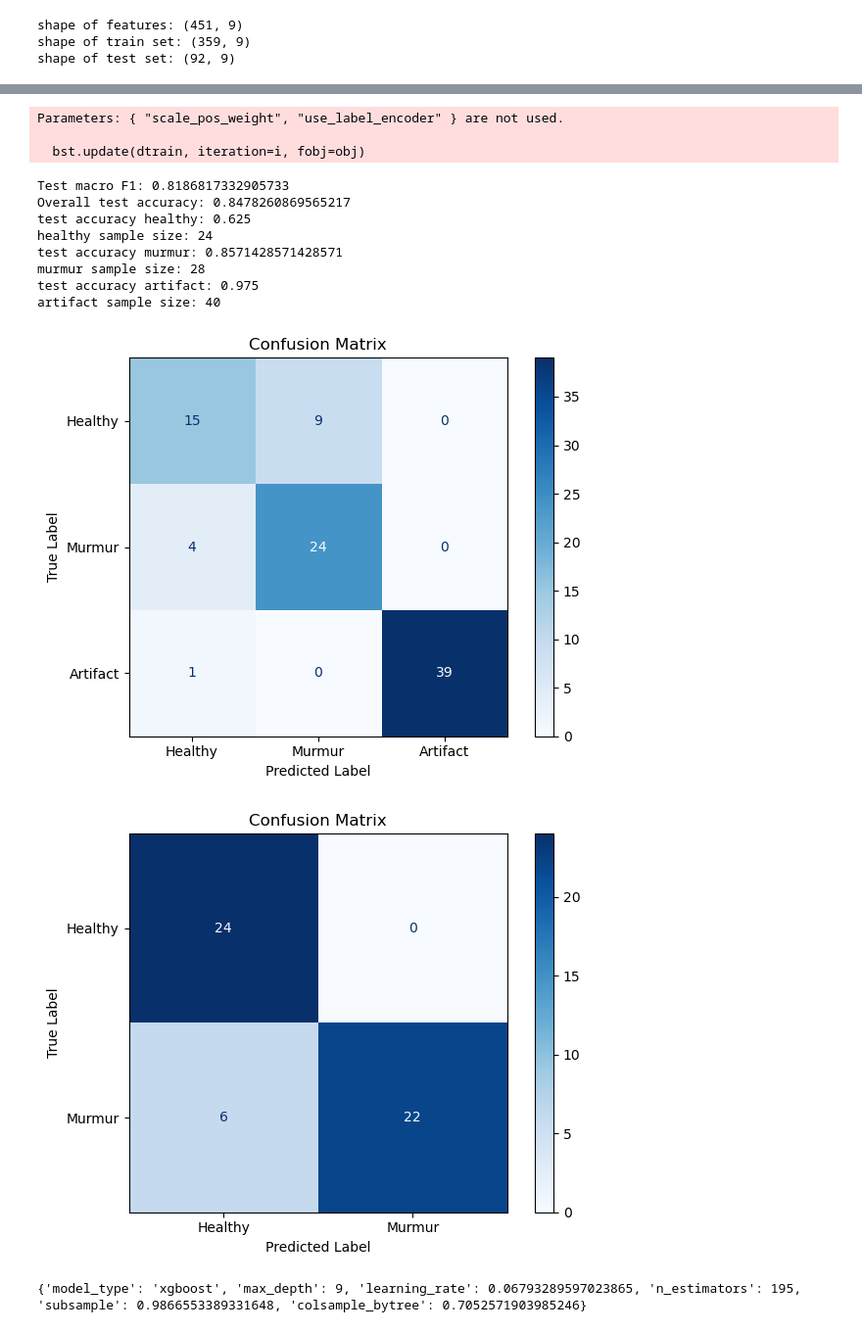
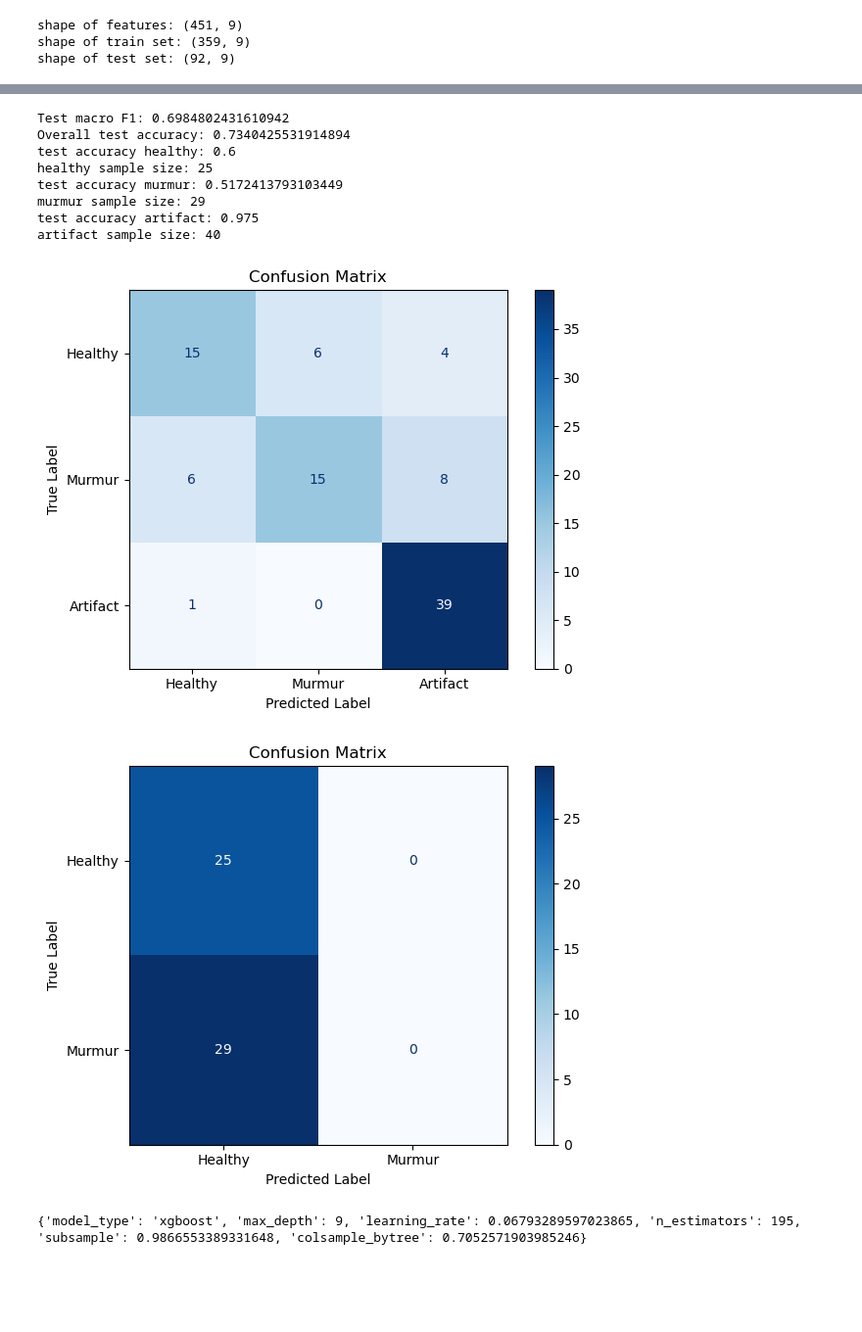
Before and after one commit to dl5415/Heart-sound-classifier, a Jupyter notebook: Healthy_vs_murmur.ipynb, the cells around one changed output, grey strips where cells are left out. Shown at 98% size. Drawn from its saved outputs; the diff is of its cells as text; code cells hidden in the pictures; blank space fills up the shorter version.

```diff
--- a/Healthy_vs_murmur.ipynb
+++ b/Healthy_vs_murmur.ipynb
@@ -245,5 +238,7 @@ features = np.stack(features)
 # %%
 import random
+from sklearn.model_selection import StratifiedShuffleSplit
+
 #sanity checking
 print('shape of features:', features.shape)
 
@@ -251,7 +246,6 @@ print('shape of features:', features.shape)
 file_level_splitting = True
 
 if file_level_splitting == False:
-    #Dataset splitting
     from sklearn.model_selection import StratifiedShuffleSplit
     sss = StratifiedShuffleSplit(n_splits=1, test_size=0.2, random_state=100)
     for train_idx, test_idx in sss.split(features, Labels):
@@ -265,7 +259,7 @@ if file_level_splitting == False:
 else:
 
     unique_files, file_indices = np.unique(File_ID, return_index=True)
-    file_labels = Labels[file_indices]  # Label of the first segment from each file
+    file_labels = Labels[file_indices]
 
     sss = StratifiedShuffleSplit(n_splits=1, test_size=0.2, random_state=100)
     for train_file_idx, test_file_idx in sss.split(unique_files, file_labels):
@@ -277,8 +271,10 @@ else:
 
     train_set = features[train_mask]
     train_set_labels = Labels[train_mask]
+    train_files = File_ID[train_mask]
     test_set = features[test_mask]
     test_set_labels = Labels[test_mask]
+    test_files = File_ID[test_mask]
 
     # Sanity check
     print('shape of train set:', train_set.shape)
@@ -310,0 +308,10 @@ print(File_ID[train_mask])
+# %%
+#Amplitude thresholding on training data
+peak_amps = [np.max(np.abs(trial)) for trial in Trials[train_mask]]
+threshold = np.percentile(peak_amps, 99.5)
+print(threshold)
+artifact_index =  artifact_trial_rejection(Trials[train_mask],threshold)
+train_set = np.delete(train_set, artifact_index, axis = 0)
+train_set_labels = np.delete(train_set_labels, artifact_index)
+train_files = np.delete(train_files, artifact_index)
+print('shape of train set:', train_set.shape)
@@ -487,12 +513,23 @@ normalized_test_set = scaler.transform(test_set)
 
 model_type = study.best_params['model_type']
 
+if study.best_params['kernel'] == 'linear':
+    gamma_value = 'scale'  # or whatever you used as default
+else:
+    gamma_value = study.best_params['gamma']
+
+class_weight = {
+        0: study.best_params['w0'],
+        1: study.best_params['w1'],
+        2: study.best_params['w2']
+    }
+
 if model_type == 'svm':
     clf = SVC(
         C=study.best_params['C'],
         kernel=study.best_params['kernel'],
-        gamma=study.best_params['gamma'],
-        class_weight={study.best_params['w0'], study.best_params['w1']}
+        gamma=gamma_value,
+        class_weight=class_weight
     )
 elif model_type == 'xgboost':
     clf = xgb.XGBClassifier(
@@ -505,7 +542,7 @@ elif model_type == 'xgboost':
         n_estimators=study.best_params['n_estimators'],
         subsample=study.best_params['subsample'],
         colsample_bytree=study.best_params['colsample_bytree'],
-        scale_pos_weight=1  # optional
+        scale_pos_weight=1
     )
 
 clf.fit(normalized_train_set, train_set_labels)
@@ -542,47 +579,54 @@ disp.plot(cmap='Blues', values_format='d')
 plt.title('Confusion Matrix')
 plt.xlabel('Predicted Label')
 plt.ylabel('True Label')
 plt.tight_layout()
 plt.show()
 
 #testing performance of secondary binary classifier
+if study_secondary_classifier.best_params['kernel'] == 'linear':
+    gamma_value = 'scale'  # or whatever you used as default
+else:
+    gamma_value = study_secondary_classifier.best_params['gamma']
+
+class_weight = {
+        0: study_secondary_classifier.best_params['w0'],
+        1: study_secondary_classifier.best_params['w1']
+    }
 clf = SVC(
         C=study_secondary_classifier.best_params['C'],
         kernel=study_secondary_classifier.best_params['kernel'],
-        gamma=study_secondary_classifier.best_params['gamma'],
+        gamma=gamma_value,
+        class_weight=class_weight
        )
 binary_mask = np.isin(train_set_labels, [0,1])
 binary_train_set = normalized_train_set[binary_mask]
 binary_train_labels = train_set_labels[binary_mask]
 clf.fit(binary_train_set, binary_train_labels)
 binary_mask = np.isin(test_set_labels, [0,1])
 binary_test_set = normalized_test_set[binary_mask]
 binary_test_labels = test_set_labels[binary_mask]
 test_set_predict = clf.predict(binary_test_set)
 
 cm = confusion_matrix(binary_test_labels, test_set_predict, labels=[0,1])
 class_names = ['Healthy', 'Murmur']
 disp = ConfusionMatrixDisplay(confusion_matrix=cm, display_labels=class_names)
 disp.plot(cmap='Blues', values_format='d')
 plt.title('Confusion Matrix')
 plt.xlabel('Predicted Label')
 plt.ylabel('True Label')
 plt.tight_layout()
 plt.show()
 # %% [output]
-Parameters: { "scale_pos_weight", "use_label_encoder" } are not used.
-
-  bst.update(dtrain, iteration=i, fobj=obj)
+Test macro F1: 0.6984802431610942
+Overall test accuracy: 0.7340425531914894
+test accuracy healthy: 0.6
+healthy sample size: 25
+test accuracy murmur: 0.5172413793103449
+murmur sample size: 29
+test accuracy artifact: 0.975
+artifact sample size: 40
-Test macro F1: 0.8186817332905733
-Overall test accuracy: 0.8478260869565217
-test accuracy healthy: 0.625
-healthy sample size: 24
-test accuracy murmur: 0.8571428571428571
-murmur sample size: 28
-test accuracy artifact: 0.975
-artifact sample size: 40
-[figure, old version]
+[figure, new version]
-[figure, old version]
+[figure, new version]
 # %%
 print(study.best_params)
 # %% [output]
```
Also changed, not shown: parts of 7 cells of this notebook.
